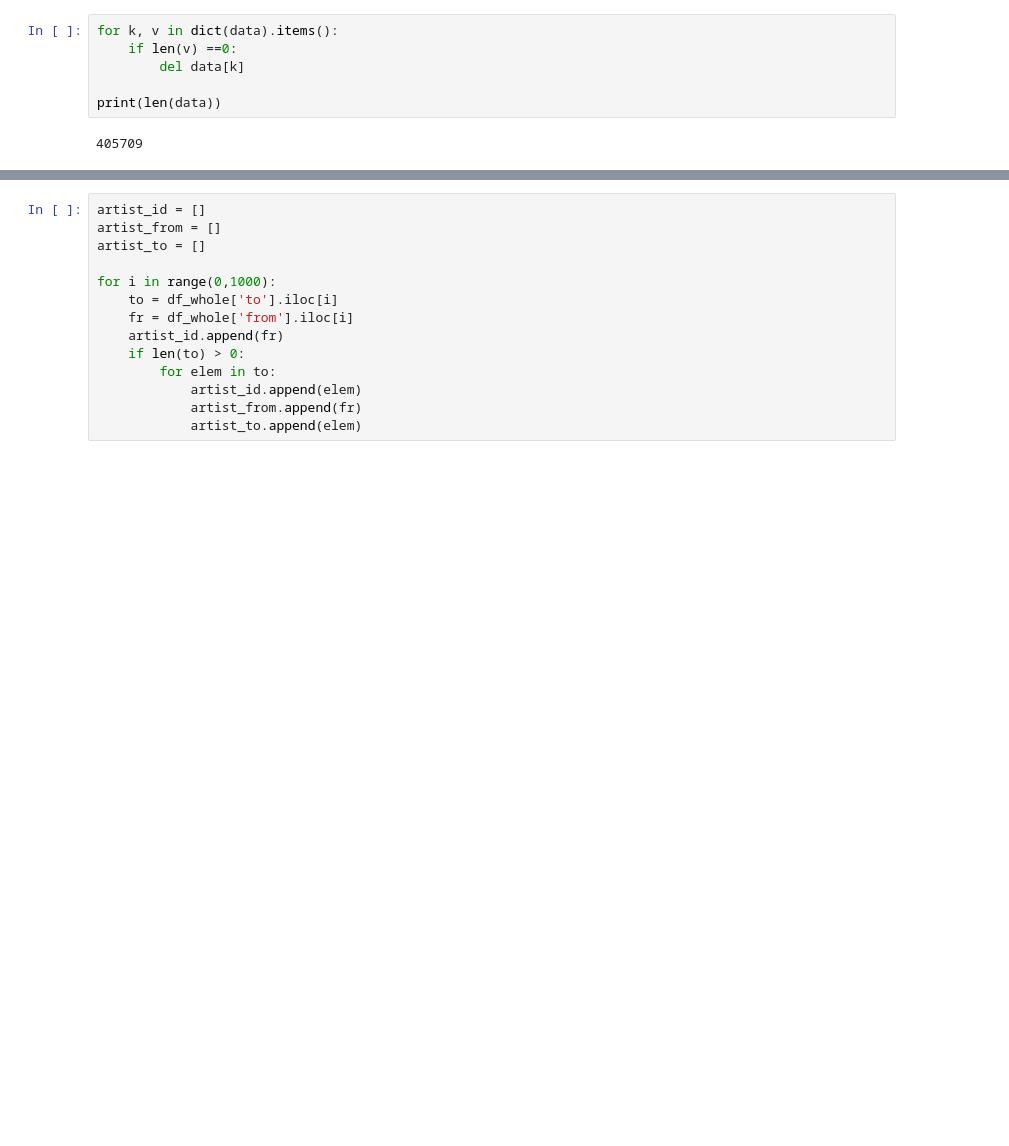
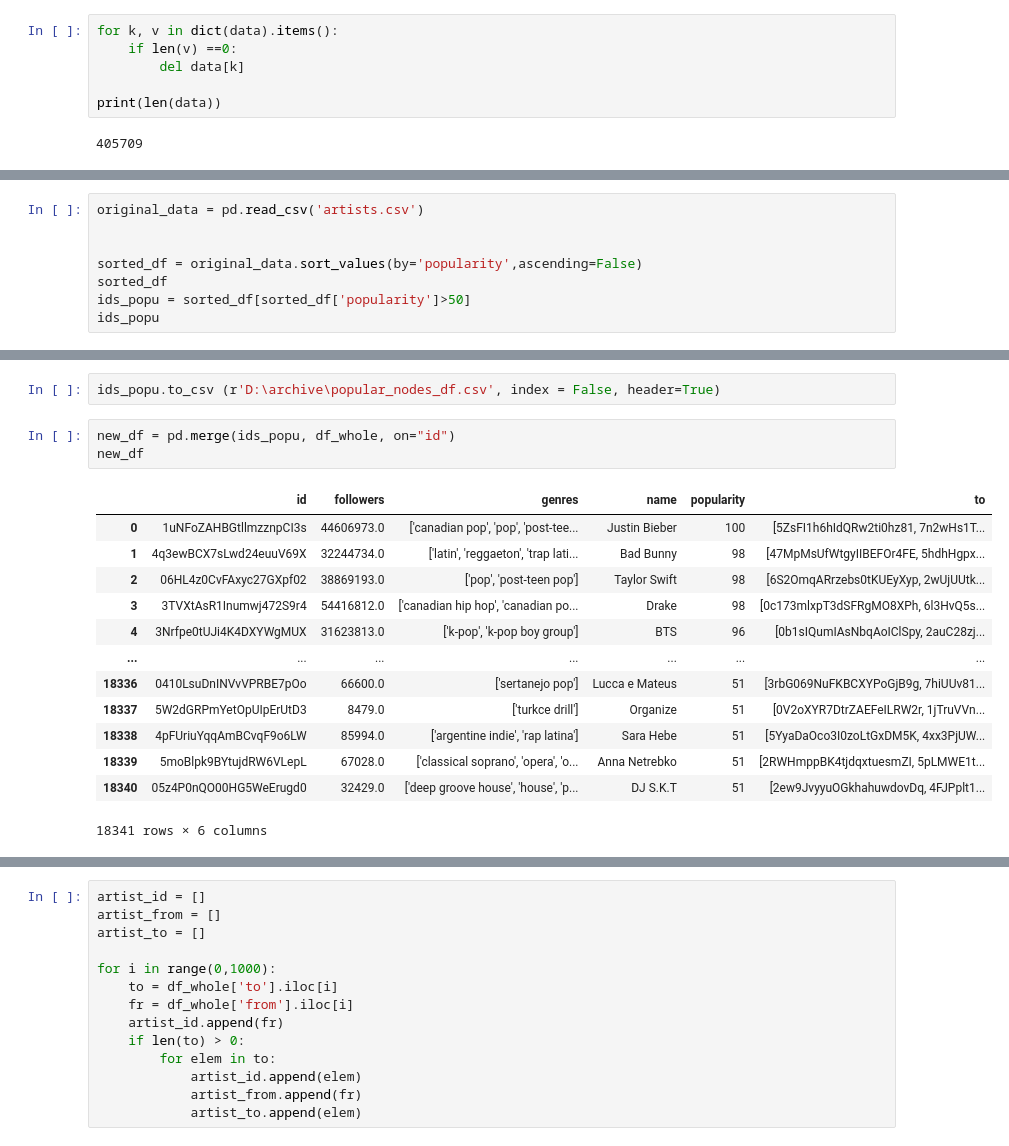
Before and after one commit to LudvigL123/network_science_project, a Jupyter notebook: data extraction/spotify_data_extraction.ipynb, the cells around one changed output, grey strips where cells are left out. Saved outputs shown, nothing was run; the diff lists cells and outputs as text; blank space fills up the shorter version.

```diff
--- a/spotify_data_extraction.ipynb
+++ b/data extraction/spotify_data_extraction.ipynb
@@ -31,3 +33,11 @@ df_whole
 | 405707 | 0yfrJ4JXXcChkrcFr5l8nN | [70xqsSaFzoHsDjzaQnjvTW, 02rbtsxm... |
 | 405708 | 0jm2LG0drmDo48H3glziUD | [0qtCZoFConPbcPfkwtqpx6, 1q9C5Xle... |
 405709 rows × 2 columns
+# %%
+original_data = pd.read_csv('artists.csv')
+
+
+sorted_df = original_data.sort_values(by='popularity',ascending=False)
+sorted_df
+ids_popu = sorted_df[sorted_df['popularity']>50]
+ids_popu
@@ -33,0 +58,19 @@ df_whole
+# %%
+ids_popu.to_csv (r'D:\archive\popular_nodes_df.csv', index = False, header=True)
+# %%
+new_df = pd.merge(ids_popu, df_whole, on="id")
+new_df
+# %% [output]
+|  | id | followers | genres | name | popularity | to |
+| 0 | 1uNFoZAHBGtllmzznpCI3s | 44606973.0 | ['canadian pop', 'pop', 'post-tee... | Justin Bieber | 100 | [5ZsFI1h6hIdQRw2ti0hz81, 7n2wHs1T... |
+| 1 | 4q3ewBCX7sLwd24euuV69X | 32244734.0 | ['latin', 'reggaeton', 'trap lati... | Bad Bunny | 98 | [47MpMsUfWtgyIIBEFOr4FE, 5hdhHgpx... |
+| 2 | 06HL4z0CvFAxyc27GXpf02 | 38869193.0 | ['pop', 'post-teen pop'] | Taylor Swift | 98 | [6S2OmqARrzebs0tKUEyXyp, 2wUjUUtk... |
+| 3 | 3TVXtAsR1Inumwj472S9r4 | 54416812.0 | ['canadian hip hop', 'canadian po... | Drake | 98 | [0c173mlxpT3dSFRgMO8XPh, 6l3HvQ5s... |
+| 4 | 3Nrfpe0tUJi4K4DXYWgMUX | 31623813.0 | ['k-pop', 'k-pop boy group'] | BTS | 96 | [0b1sIQumIAsNbqAoIClSpy, 2auC28zj... |
+| ... | ... | ... | ... | ... | ... | ... |
+| 18336 | 0410LsuDnINVvVPRBE7pOo | 66600.0 | ['sertanejo pop'] | Lucca e Mateus | 51 | [3rbG069NuFKBCXYPoGjB9g, 7hiUUv81... |
+| 18337 | 5W2dGRPmYetOpUIpErUtD3 | 8479.0 | ['turkce drill'] | Organize | 51 | [0V2oXYR7DtrZAEFeILRW2r, 1jTruVVn... |
+| 18338 | 4pFUriuYqqAmBCvqF9o6LW | 85994.0 | ['argentine indie', 'rap latina'] | Sara Hebe | 51 | [5YyaDaOco3I0zoLtGxDM5K, 4xx3PjUW... |
+| 18339 | 5moBlpk9BYtujdRW6VLepL | 67028.0 | ['classical soprano', 'opera', 'o... | Anna Netrebko | 51 | [2RWHmppBK4tjdqxtuesmZI, 5pLMWE1t... |
+| 18340 | 05z4P0nQO00HG5WeErugd0 | 32429.0 | ['deep groove house', 'house', 'p... | DJ S.K.T | 51 | [2ew9JvyyuOGkhahuwdovDq, 4FJPplt1... |
+18341 rows × 6 columns
```
Also changed, not shown: parts of 13 cells of this notebook, 6 other files.
